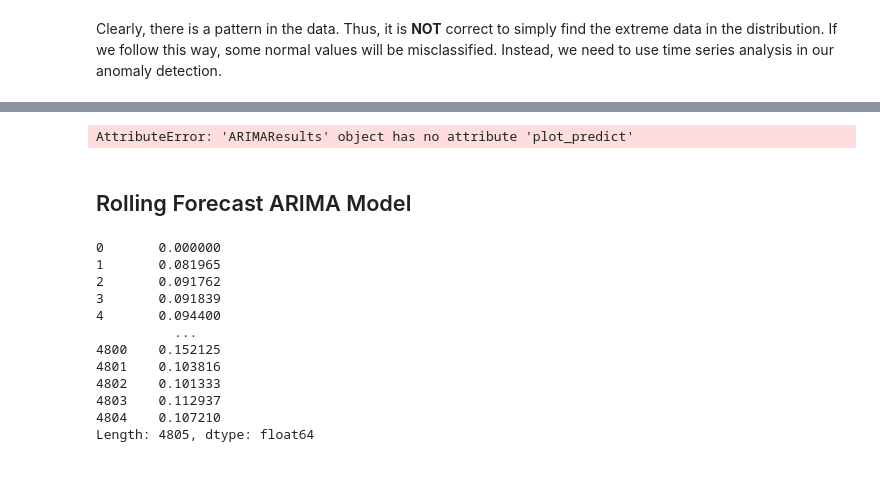
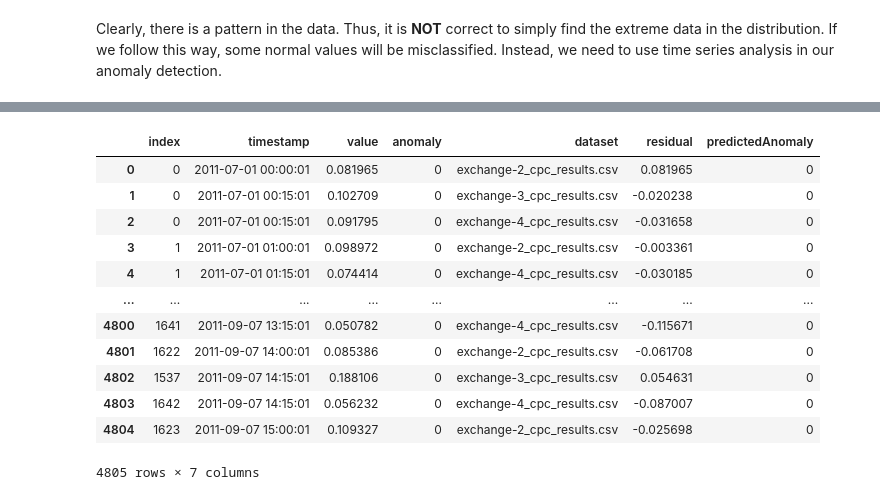
Before and after one commit to zixiaohuang9874/AnamolyDetectionMain, a Jupyter notebook: AnomalyDetectionMain.ipynb, the cells around one changed output, grey strips where cells are left out. Saved outputs shown, nothing was run; the diff lists cells and outputs as text; code cells hidden in the pictures; blank space fills up the shorter version.

```diff
--- a/AnomalyDetectionMain.ipynb
+++ b/AnomalyDetectionMain.ipynb
@@ -204,23 +200,19 @@ max       3.006946
-# %%
-model_fit.plot_predict(dynamic=False)
-plt.show()
-# %% [output]
-AttributeError: 'ARIMAResults' object has no attribute 'plot_predict'
-# %% [markdown]
-## Rolling Forecast ARIMA Model
-# %%
-output = model_fit.predict()
-print(output)
-# %% [output]
-0       0.000000
-1       0.081965
-2       0.091762
-3       0.091839
-4       0.094400
-          ...
-4800    0.152125
-4801    0.103816
-4802    0.101333
-4803    0.112937
-4804    0.107210
-Length: 4805, dtype: float64
+# %%
+df_cpc_sorted['predictedAnomaly'] = (abs(residuals) > 2)
+df_cpc_sorted.loc[df_cpc_sorted['predictedAnomaly'] == False, 'predictedAnomaly'] = 0
+df_cpc_sorted.loc[df_cpc_sorted['predictedAnomaly'] == True, 'predictedAnomaly'] = 1
+df_cpc_sorted
+# %% [output]
+|  | index | timestamp | value | anomaly | dataset | residual | predictedAnomaly |
+| 0 | 0 | 2011-07-01 00:00:01 | 0.081965 | 0 | exchange-2_cpc_results.csv | 0.081965 | 0 |
+| 1 | 0 | 2011-07-01 00:15:01 | 0.102709 | 0 | exchange-3_cpc_results.csv | -0.020238 | 0 |
+| 2 | 0 | 2011-07-01 00:15:01 | 0.091795 | 0 | exchange-4_cpc_results.csv | -0.031658 | 0 |
+| 3 | 1 | 2011-07-01 01:00:01 | 0.098972 | 0 | exchange-2_cpc_results.csv | -0.003361 | 0 |
+| 4 | 1 | 2011-07-01 01:15:01 | 0.074414 | 0 | exchange-4_cpc_results.csv | -0.030185 | 0 |
+| ... | ... | ... | ... | ... | ... | ... | ... |
+| 4800 | 1641 | 2011-09-07 13:15:01 | 0.050782 | 0 | exchange-4_cpc_results.csv | -0.115671 | 0 |
+| 4801 | 1622 | 2011-09-07 14:00:01 | 0.085386 | 0 | exchange-2_cpc_results.csv | -0.061708 | 0 |
+| 4802 | 1537 | 2011-09-07 14:15:01 | 0.188106 | 0 | exchange-3_cpc_results.csv | 0.054631 | 0 |
+| 4803 | 1642 | 2011-09-07 14:15:01 | 0.056232 | 0 | exchange-4_cpc_results.csv | -0.087007 | 0 |
+| 4804 | 1623 | 2011-09-07 15:00:01 | 0.109327 | 0 | exchange-2_cpc_results.csv | -0.025698 | 0 |
+4805 rows × 7 columns
```
Also changed, not shown: parts of 23 cells of this notebook, 1 other file.
